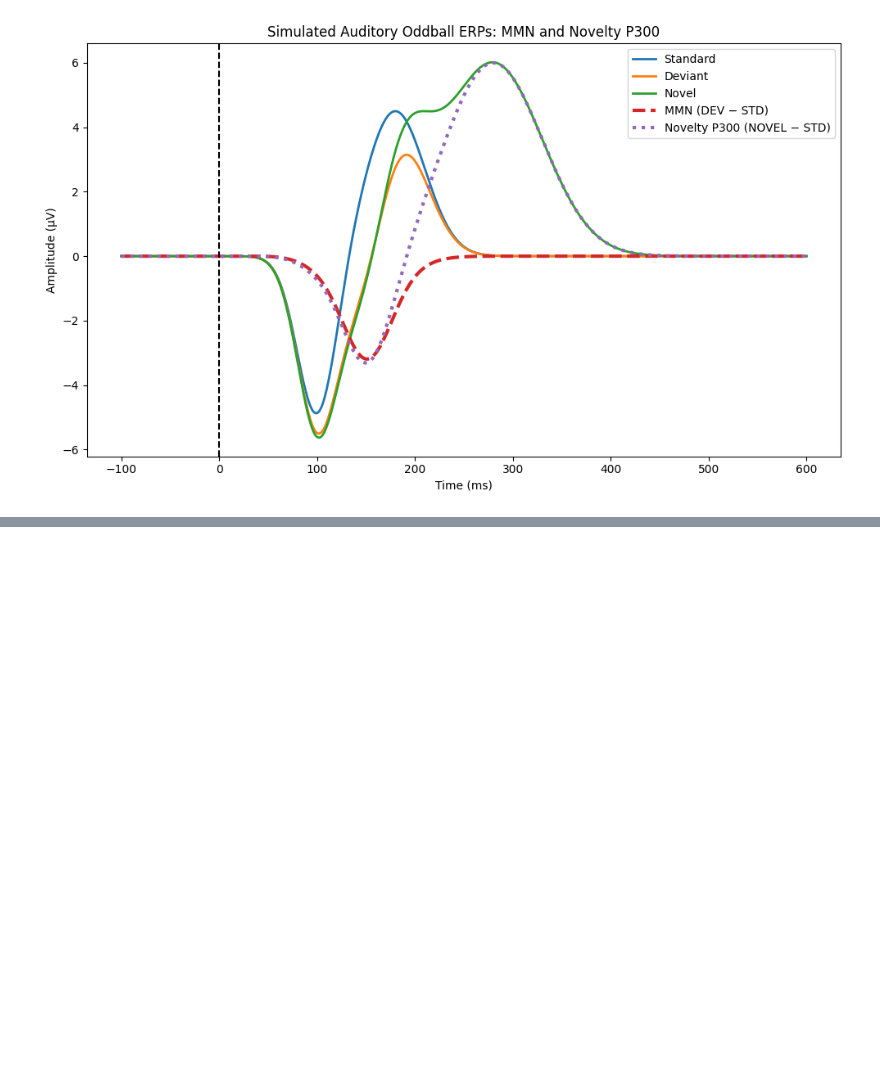
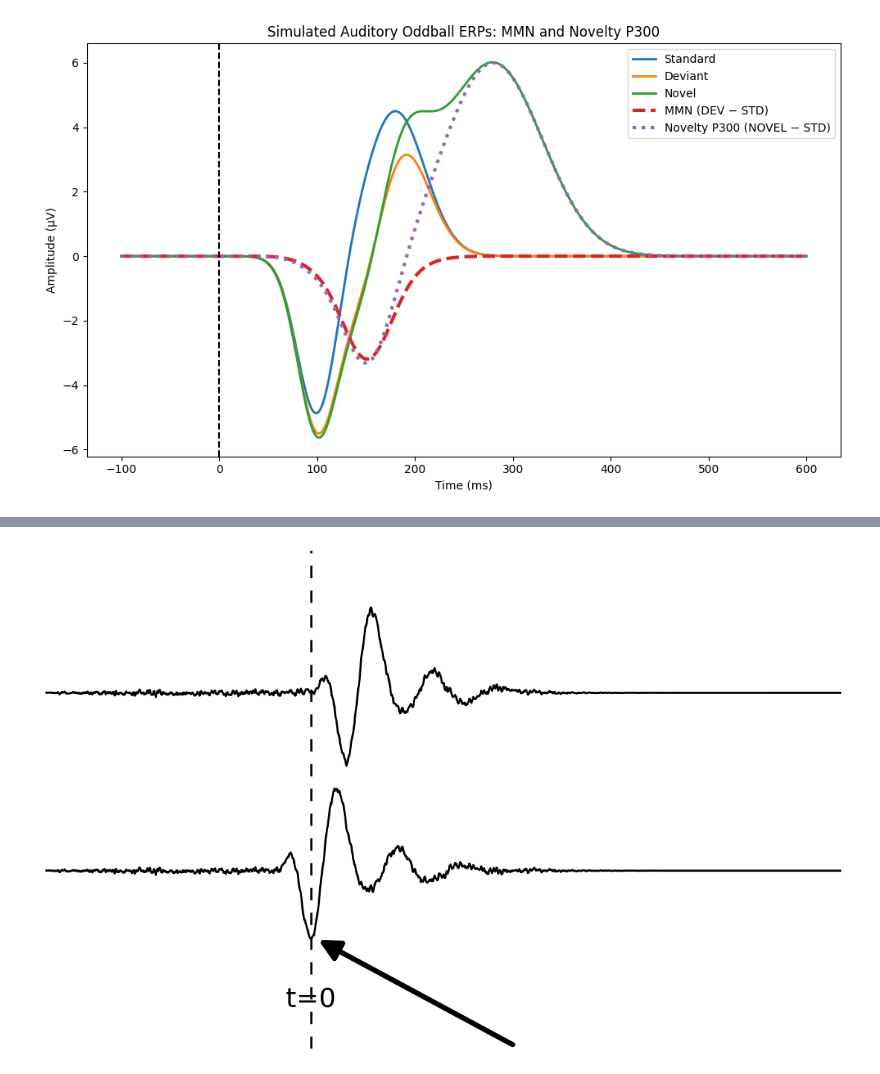
Before and after one commit to csndl-iitd/ecf-exp2-notif-mmn, a Jupyter notebook: analysis/notebook/dump.ipynb, the cells around one changed output, grey strips where cells are left out. Drawn from its saved outputs; the diff is of its cells as text; code cells hidden in the pictures; blank space fills up the shorter version.

```diff
--- a/analysis/notebook/dump.ipynb
+++ b/analysis/notebook/dump.ipynb
@@ -54,0 +138,47 @@ plt.show()
+# %%
+import numpy as np
+import matplotlib.pyplot as plt
+from matplotlib.patches import FancyArrowPatch
+
+def deflection(t, t0=0.0):
+    """Small UP blip -> big DOWN spike -> big UP spike -> ring, anchored so the
+    initial up-blip sits at t0 (i.e. at the t=0 line)."""
+    x = t - t0
+    g = lambda c, w, a: a * np.exp(-0.5 * ((x - c) / w) ** 2)
+    core = g(0, 7, 1.3) + g(22, 11, -4.4) + g(48, 13, 5.0) + g(82, 16, -1.3)  # up, down, up, dip
+    ring = g(118, 14, 1.4) + g(152, 16, -0.7) + g(188, 18, 0.4)
+    env = 1 / (1 + np.exp((x - 235) / 25))
+    return core + ring * env
+
+def trace(t, scale=1.0, seed=0, shift=0.0):
+    rng = np.random.default_rng(seed)
+    noise = rng.standard_normal(t.size)
+    noise = np.convolve(noise, np.ones(3) / 3, mode="same") * 0.18
+    env = 1 / (1 + np.exp((np.abs(t) - 260) / 30))
+    return scale * deflection(t, t0=shift) + noise * env
+
+t = np.linspace(-300, 600, 1400)
+top = trace(t, scale=1.00, seed=1,shift = 20)            # up-blip at t=0
+bot = trace(t, scale=1.00, seed=1,shift = -20) - 10.0      # same alignment, smaller, lower
+
+fig, ax = plt.subplots(figsize=(11, 7))
+ax.plot(t, top, color="black", lw=2.0, solid_capstyle="round")
+ax.plot(t, bot, color="black", lw=2.0, solid_capstyle="round")
+
+ax.axvline(0, color="black", lw=2.0, ls=(0, (6, 6)))     # now lands on the up-blip
+ax.text(0, -16.5, "t=0", ha="center", va="top", fontsize=26)
+
+# arrow -> lower trace's down-spike trough
+mask = (t > 0) & (t < 60)
+i = np.where(mask)[0][np.argmin(bot[mask])]
+ax.add_patch(FancyArrowPatch((t[i] + 230, bot[i] - 6), (t[i] + 6, bot[i]),
+                             arrowstyle="-|>", mutation_scale=42, lw=5, color="black"))
+
+ax.set_xlim(-300, 600)
+ax.set_ylim(-20, 8)
+ax.axis("off")
+plt.tight_layout()
+plt.savefig("two_waveforms.png", dpi=200, transparent=True)
+plt.show()
+# %% [output]
+[figure, added]
```
Also changed, not shown: parts of 1 cell of this notebook, 7 other files.
